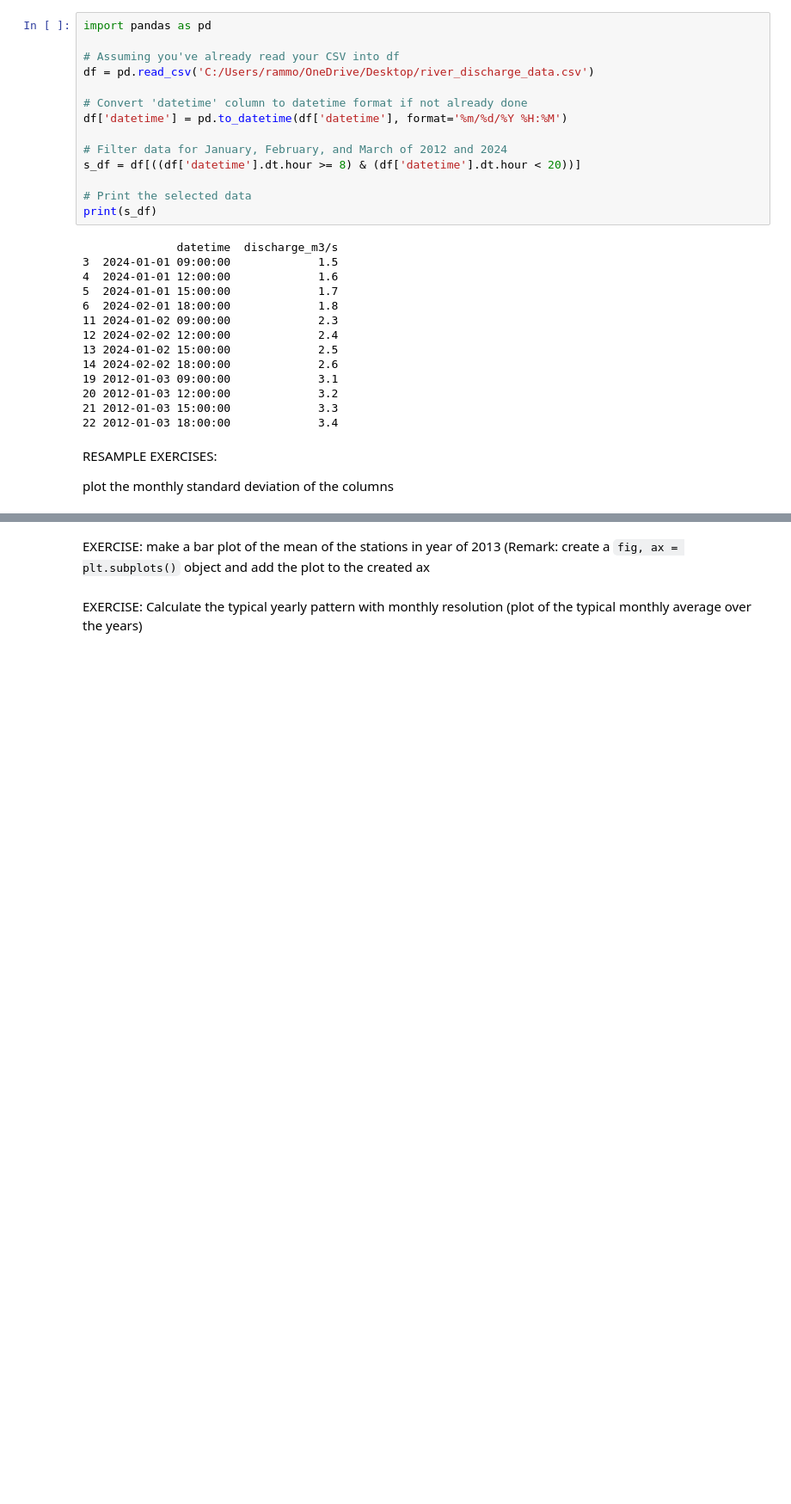
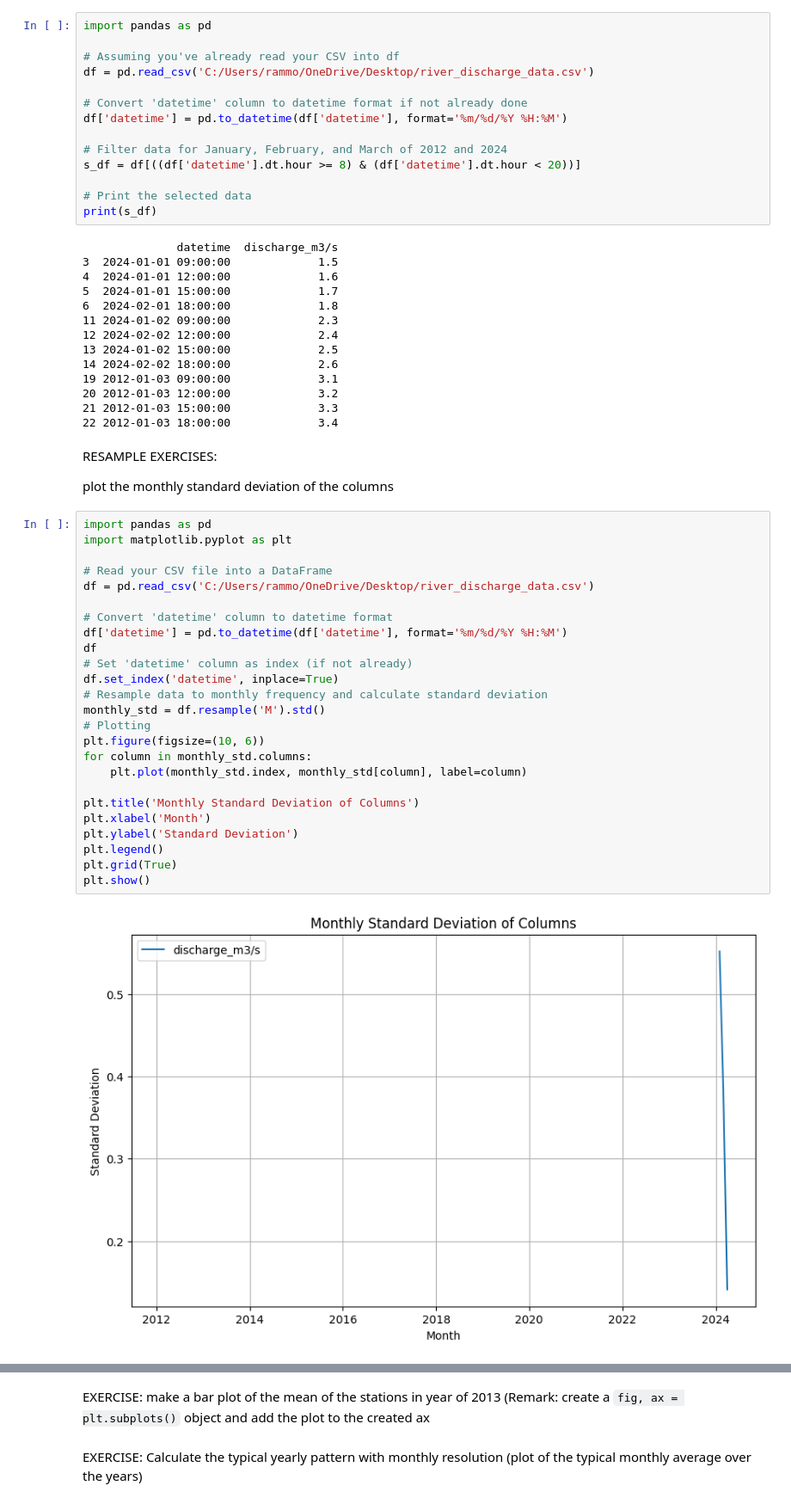
Before and after one commit to Swetha-MLops/PythonTraining, a Jupyter notebook: PANDAS_exercises.ipynb, the cells around one changed output, grey strips where cells are left out. Shown at 86% size. Drawn from its saved outputs; the diff is of its cells as text; blank space fills up the shorter version.

```diff
--- a/PANDAS_exercises.ipynb
+++ b/PANDAS_exercises.ipynb
@@ -624,5 +590,32 @@ print(s_df)
 RESAMPLE EXERCISES:
 
 plot the monthly standard deviation of the columns
+# %%
+import pandas as pd
+import matplotlib.pyplot as plt
+
+# Read your CSV file into a DataFrame
+df = pd.read_csv('C:/Users/rammo/OneDrive/Desktop/river_discharge_data.csv')
+
+# Convert 'datetime' column to datetime format
+df['datetime'] = pd.to_datetime(df['datetime'], format='%m/%d/%Y %H:%M')
+df
+# Set 'datetime' column as index (if not already)
+df.set_index('datetime', inplace=True)
+# Resample data to monthly frequency and calculate standard deviation
+monthly_std = df.resample('M').std()
+# Plotting
+plt.figure(figsize=(10, 6))
+for column in monthly_std.columns:
+    plt.plot(monthly_std.index, monthly_std[column], label=column)
+
+plt.title('Monthly Standard Deviation of Columns')
+plt.xlabel('Month')
+plt.ylabel('Standard Deviation')
+plt.legend()
+plt.grid(True)
+plt.show()
+# %% [output]
+[figure, added]
 # %% [markdown]
 EXERCISE:
```
Also changed, not shown: parts of 2 cells of this notebook.
